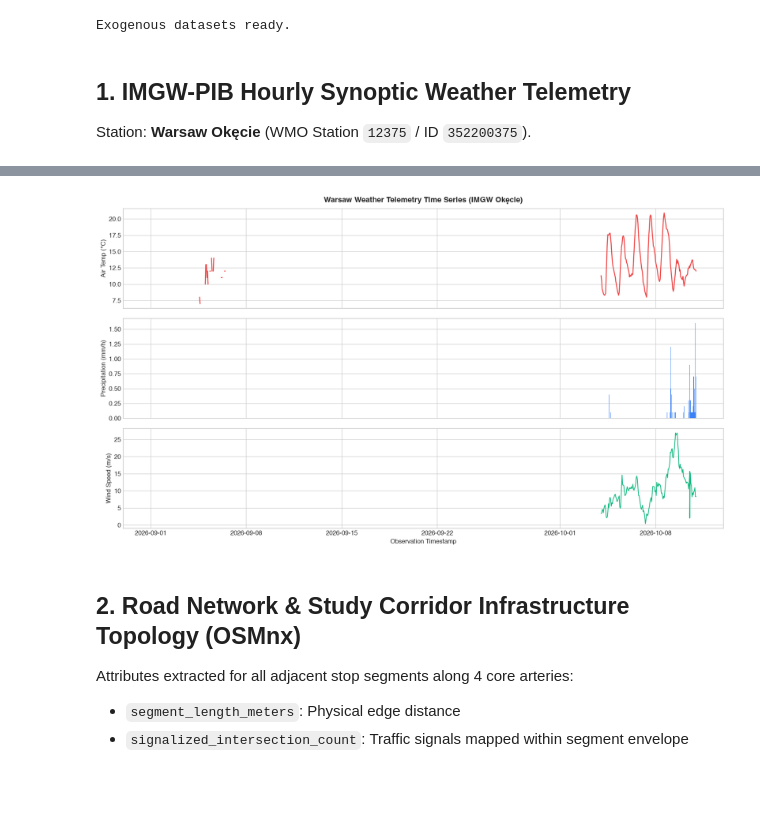
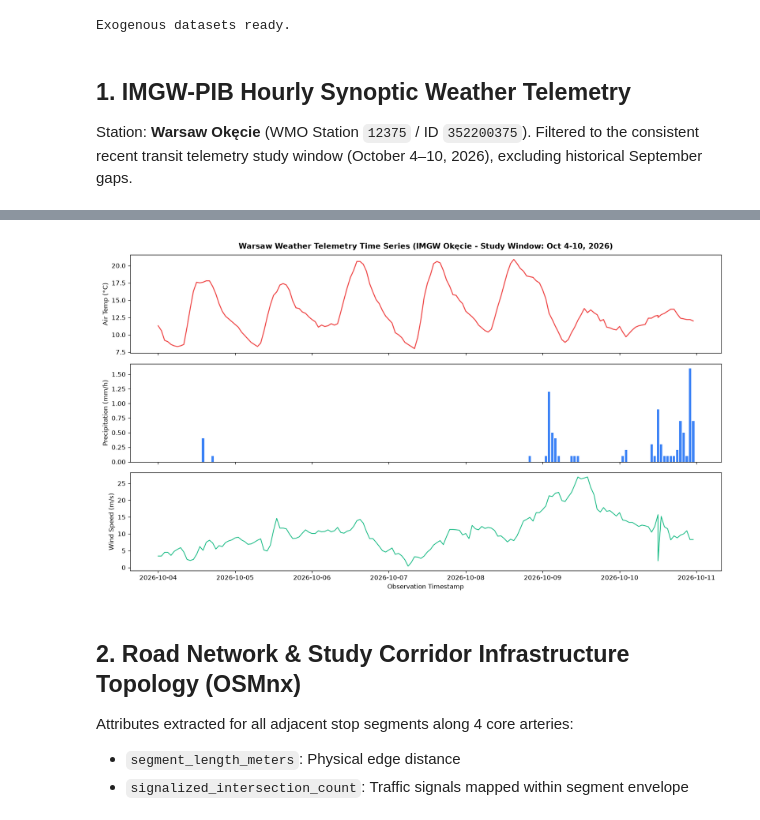
Before and after one commit to giangh14cqt/warsaw-public-transport-monitor, a Jupyter notebook: dataoverview/02_exogenous_features_overview.ipynb, the cells around one changed output, grey strips where cells are left out. Cells and saved outputs as stored; diff of their text form; code cells hidden in the pictures; blank space fills up the shorter version.

Commit message:
fix(eda): filter weather telemetry to consistent Oct 4-10 study window in exogenous overview notebook

```diff
--- a/dataoverview/02_exogenous_features_overview.ipynb
+++ b/dataoverview/02_exogenous_features_overview.ipynb
@@ -38,7 +38,7 @@ print('Exogenous datasets ready.')
 Exogenous datasets ready.
 # %% [markdown]
 ## 1. IMGW-PIB Hourly Synoptic Weather Telemetry
-Station: **Warsaw Okęcie** (WMO Station `12375` / ID `352200375`).
+Station: **Warsaw Okęcie** (WMO Station `12375` / ID `352200375`). Filtered to the consistent recent transit telemetry study window (October 4–10, 2026), excluding historical September gaps.
 # %%
 weather_df = con.execute(f'''
     SELECT
@@ -51,6 +51,7 @@ weather_df = con.execute(f'''
         visibility_m,
         freezing_rain_flag
     FROM read_parquet('{WEATHER_PARQUET}')
+    WHERE timestamp >= '2026-10-04'
     ORDER BY timestamp
 ''').df()
 
@@ -61,7 +62,7 @@ fig, (ax1, ax2, ax3) = plt.subplots(3, 1, figsize=(14, 8), sharex=True)
 # Temperature
 ax1.plot(weather_df['timestamp'], weather_df['temperature_c'], color='#ef4444', linewidth=1.5)
 ax1.set_ylabel('Air Temp (°C)', fontsize=10)
-ax1.set_title('Warsaw Weather Telemetry Time Series (IMGW Okęcie)', fontsize=12, fontweight='bold', pad=10)
+ax1.set_title('Warsaw Weather Telemetry Time Series (IMGW Okęcie - Study Window: Oct 4-10, 2026)', fontsize=12, fontweight='bold', pad=10)
 
 # Precipitation
 ax2.bar(weather_df['timestamp'], weather_df['precipitation_mm'], color='#3b82f6', width=0.03)
@@ -87,4 +88,4 @@ plt.show()
-[figure, old version]
+[figure, new version]
 # %% [markdown]
 ## 2. Road Network & Study Corridor Infrastructure Topology (OSMnx)
 Attributes extracted for all adjacent stop segments along 4 core arteries:
```
Also changed, not shown: parts of 1 cell of this notebook, 1 other file.
